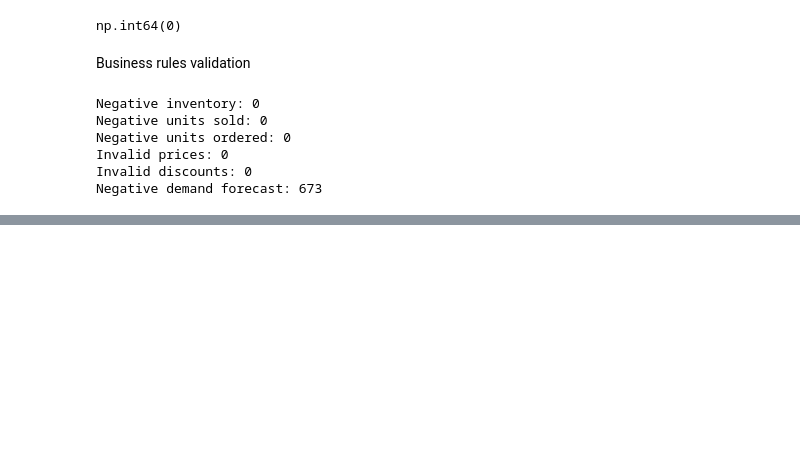
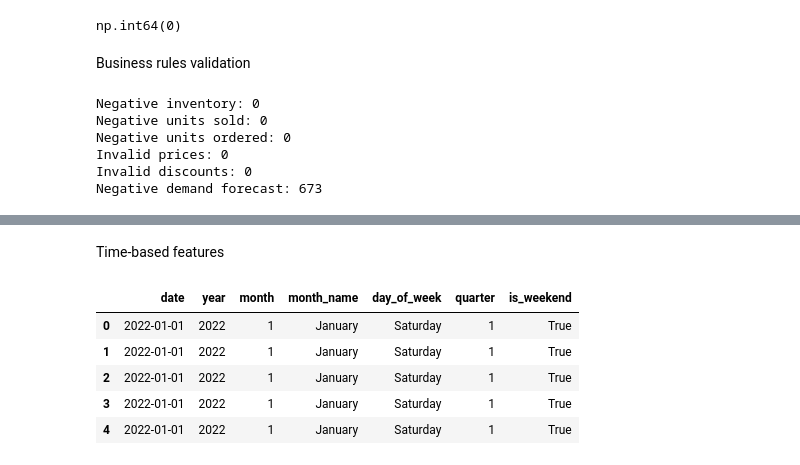
Before and after one commit to Askada21/pr, a Jupyter notebook: notebooks/02_data_cleaning.ipynb, the cells around one changed output, grey strips where cells are left out. Cells and saved outputs as stored; diff of their text form; code cells hidden in the pictures; blank space fills up the shorter version.

```diff
--- a/notebooks/02_data_cleaning.ipynb
+++ b/notebooks/02_data_cleaning.ipynb
@@ -142,0 +198,6 @@ Negative demand forecast: 673
+# %%
+df["inventory_value"] = (
+    df["inventory_level"] * df["price"]
+).round(2)
+
+df[["inventory_level", "price", "inventory_value"]].head()
@@ -142,0 +259,26 @@ Negative demand forecast: 673
+# %% [markdown]
+Time-based features
+# %%
+df["year"] = df["date"].dt.year
+df["month"] = df["date"].dt.month
+df["month_name"] = df["date"].dt.month_name()
+df["day_of_week"] = df["date"].dt.day_name()
+df["quarter"] = df["date"].dt.quarter
+df["is_weekend"] = df["date"].dt.dayofweek >= 5
+
+df[[
+    "date",
+    "year",
+    "month",
+    "month_name",
+    "day_of_week",
+    "quarter",
+    "is_weekend"
+]].head()
+# %% [output]
+|  | date | year | month | month_name | day_of_week | quarter | is_weekend |
+| 0 | 2022-01-01 | 2022 | 1 | January | Saturday | 1 | True |
+| 1 | 2022-01-01 | 2022 | 1 | January | Saturday | 1 | True |
+| 2 | 2022-01-01 | 2022 | 1 | January | Saturday | 1 | True |
+| 3 | 2022-01-01 | 2022 | 1 | January | Saturday | 1 | True |
+| 4 | 2022-01-01 | 2022 | 1 | January | Saturday | 1 | True |
```
Also changed, not shown: parts of 18 cells of this notebook.
